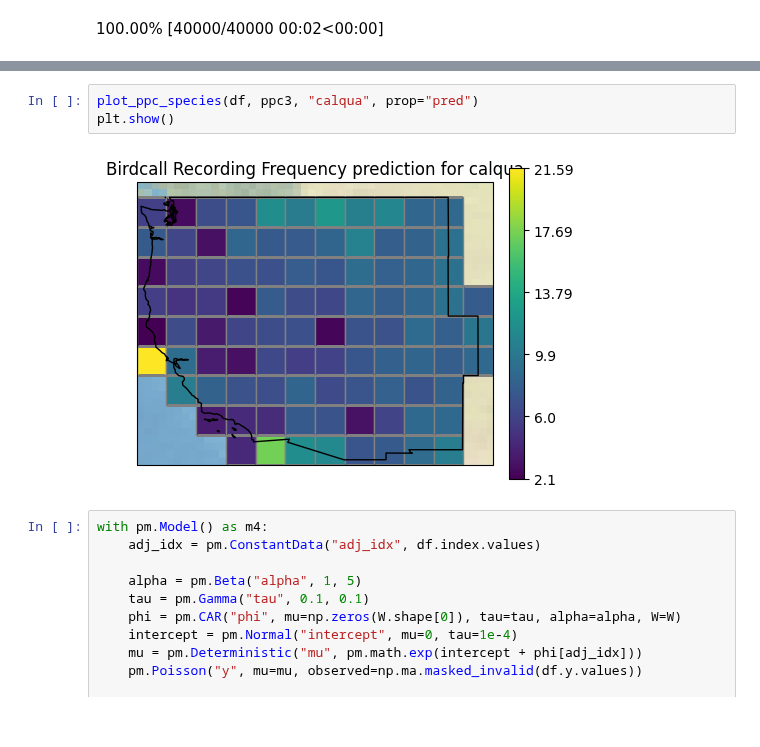
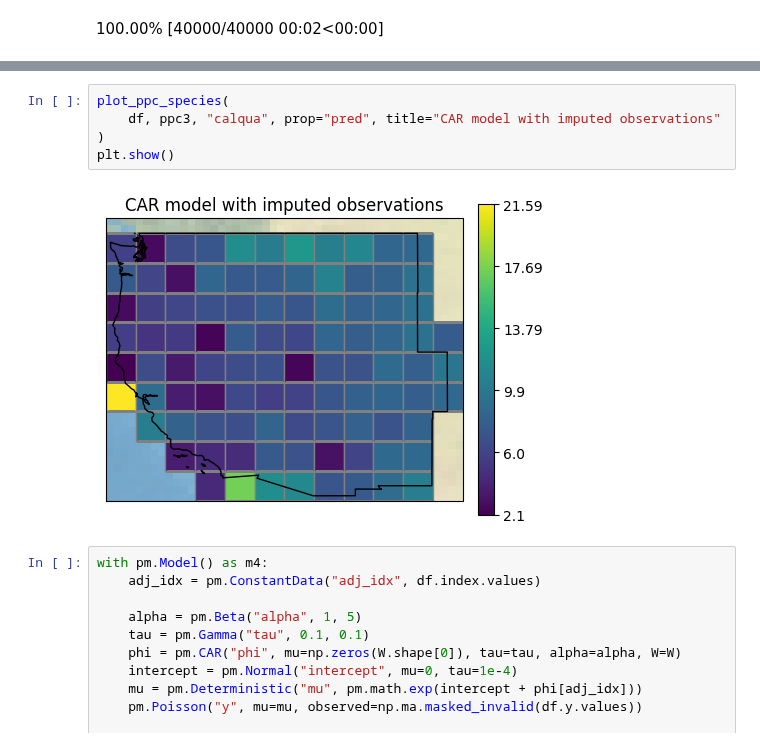
Before and after one commit to acmiyaguchi/iyse4620-birdcall-distributions, a Jupyter notebook: notebooks/2022-12-04-quail.ipynb, the cells around one changed output, grey strips where cells are left out. Saved outputs shown, nothing was run; the diff lists cells and outputs as text.

Commit message:
Update quail notebook with more plots

```diff
--- a/notebooks/2022-12-04-quail.ipynb
+++ b/notebooks/2022-12-04-quail.ipynb
@@ -133,10 +133,12 @@ az.summary(trace3, var_names=["alpha", "tau", "intercept"])
 | tau | 0.240 | 0.118 | 0.077 | 0.443 | 0.015 | 0.011 | 52.0 | 207.0 | 1.22 |
 | intercept | 1.541 | 0.380 | 0.847 | 2.164 | 0.030 | 0.021 | 131.0 | 440.0 | 1.08 |
 # %%
-plot_ppc_species(df, ppc3, "calqua", prop="pred")
+plot_ppc_species(
+    df, ppc3, "calqua", prop="pred", title="CAR model with imputed observations"
+)
 plt.show()
 # %% [output]
-[figure, old version]
+[figure, new version]
 # %%
 with pm.Model() as m4:
     adj_idx = pm.ConstantData("adj_idx", df.index.values)
```
Also changed, not shown: parts of 9 cells of this notebook, 3 other files.
